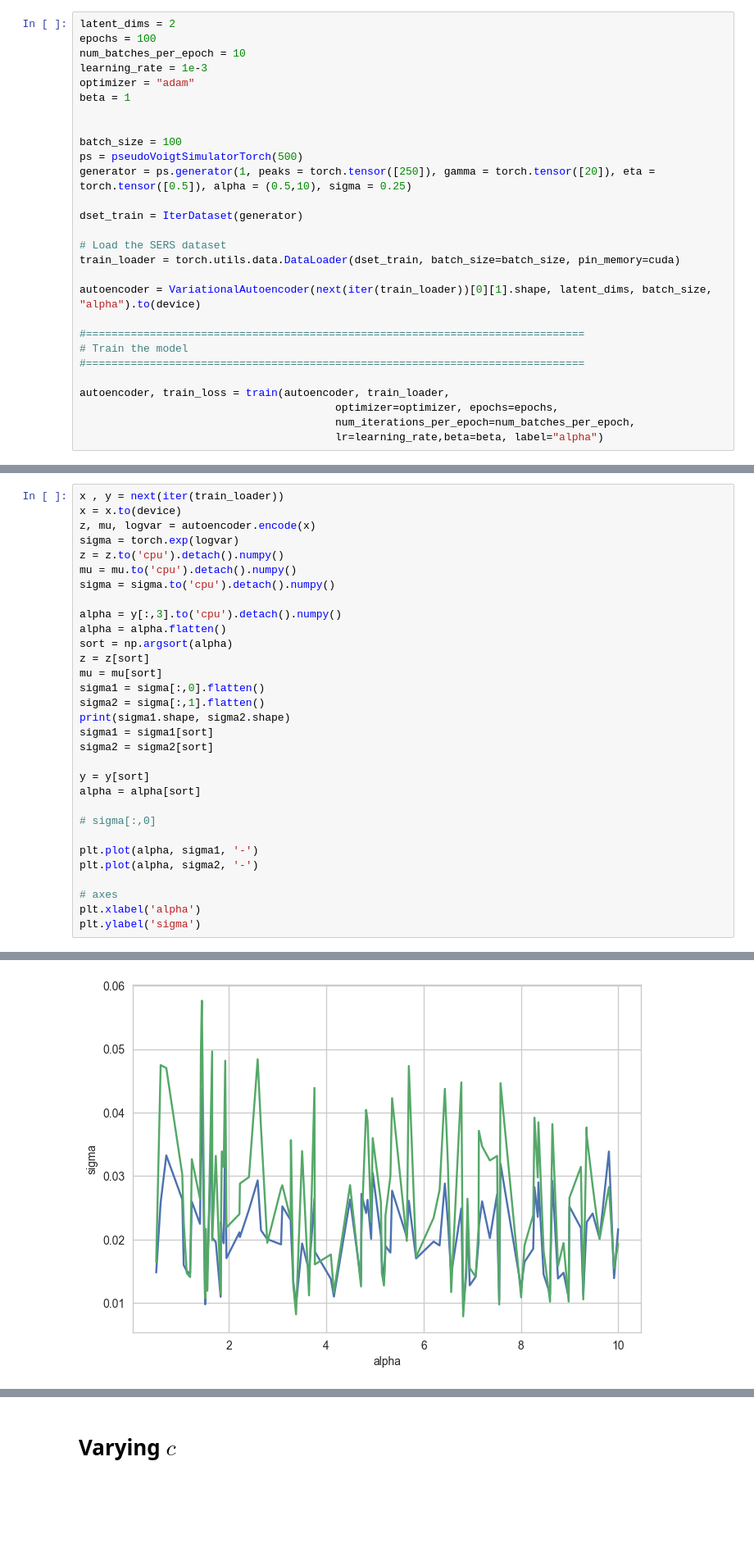
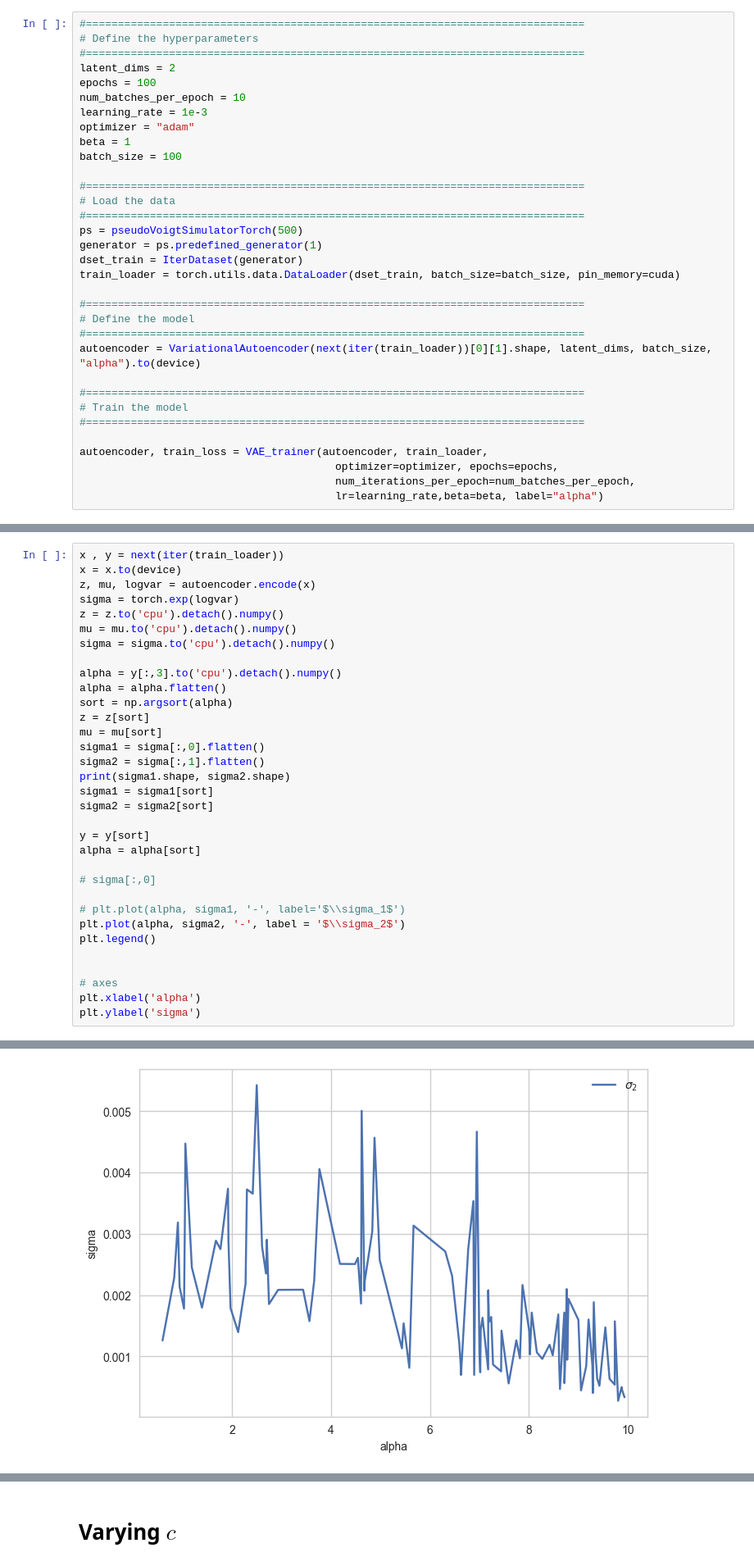
Before and after one commit to AndreasLF/amortized-inference-for-spectroscopy, a Jupyter notebook: notebooks/VAE.ipynb, the cells around one changed output, grey strips where cells are left out. Shown at 82% size. Drawn from its saved outputs; the diff is of its cells as text; blank space fills up the shorter version.

Commit message:
Refact: Moved train- and plottign function to different files

```diff
--- a/notebooks/VAE.ipynb
+++ b/notebooks/VAE.ipynb
@@ -135,28 +30,33 @@ def train(autoencoder, data, optimizer="SGD", epochs=30, num_iterations_per_epoc
 # %%
+#==============================================================================
+# Define the hyperparameters
+#==============================================================================
 latent_dims = 2
 epochs = 100
 num_batches_per_epoch = 10
 learning_rate = 1e-3
 optimizer = "adam"
 beta = 1
+batch_size = 100
 
-
-batch_size = 100
+#==============================================================================
+# Load the data
+#==============================================================================
 ps = pseudoVoigtSimulatorTorch(500)
-generator = ps.generator(1, peaks = torch.tensor([250]), gamma = torch.tensor([20]), eta = torch.tensor([0.5]), alpha = (0.5,10), sigma = 0.25)
-
+generator = ps.predefined_generator(1)
 dset_train = IterDataset(generator)
-
-# Load the SERS dataset
 train_loader = torch.utils.data.DataLoader(dset_train, batch_size=batch_size, pin_memory=cuda)
 
+#==============================================================================
+# Define the model
+#==============================================================================
 autoencoder = VariationalAutoencoder(next(iter(train_loader))[0][1].shape, latent_dims, batch_size, "alpha").to(device)
 
 #==============================================================================
 # Train the model
 #==============================================================================
 
-autoencoder, train_loss = train(autoencoder, train_loader,
+autoencoder, train_loss = VAE_trainer(autoencoder, train_loader,
                                         optimizer=optimizer, epochs=epochs,
                                         num_iterations_per_epoch=num_batches_per_epoch,
                                         lr=learning_rate,beta=beta, label="alpha")
@@ -181,36 +85,38 @@ x , y = next(iter(train_loader))
 x = x.to(device)
 z, mu, logvar = autoencoder.encode(x)
 sigma = torch.exp(logvar)
 z = z.to('cpu').detach().numpy()
 mu = mu.to('cpu').detach().numpy()
 sigma = sigma.to('cpu').detach().numpy()
 
 alpha = y[:,3].to('cpu').detach().numpy()
 alpha = alpha.flatten()
 sort = np.argsort(alpha)
 z = z[sort]
 mu = mu[sort]
 sigma1 = sigma[:,0].flatten()
 sigma2 = sigma[:,1].flatten()
 print(sigma1.shape, sigma2.shape)
 sigma1 = sigma1[sort]
 sigma2 = sigma2[sort]
 
 y = y[sort]
 alpha = alpha[sort]
 
 # sigma[:,0]
 
-plt.plot(alpha, sigma1, '-')
-plt.plot(alpha, sigma2, '-')
+# plt.plot(alpha, sigma1, '-', label='$\\sigma_1$')
+plt.plot(alpha, sigma2, '-', label = '$\\sigma_2$')
+plt.legend()
+
 
 # axes
 plt.xlabel('alpha')
 plt.ylabel('sigma')
 # %% [output]
 (100,) (100,)
 Text(0, 0.5, 'sigma')
-[figure, old version]
+[figure, new version]
 # %%
 ps = pseudoVoigtSimulatorTorch(500)
 
```
Also changed, not shown: parts of 8 cells of this notebook, 2 other files.
